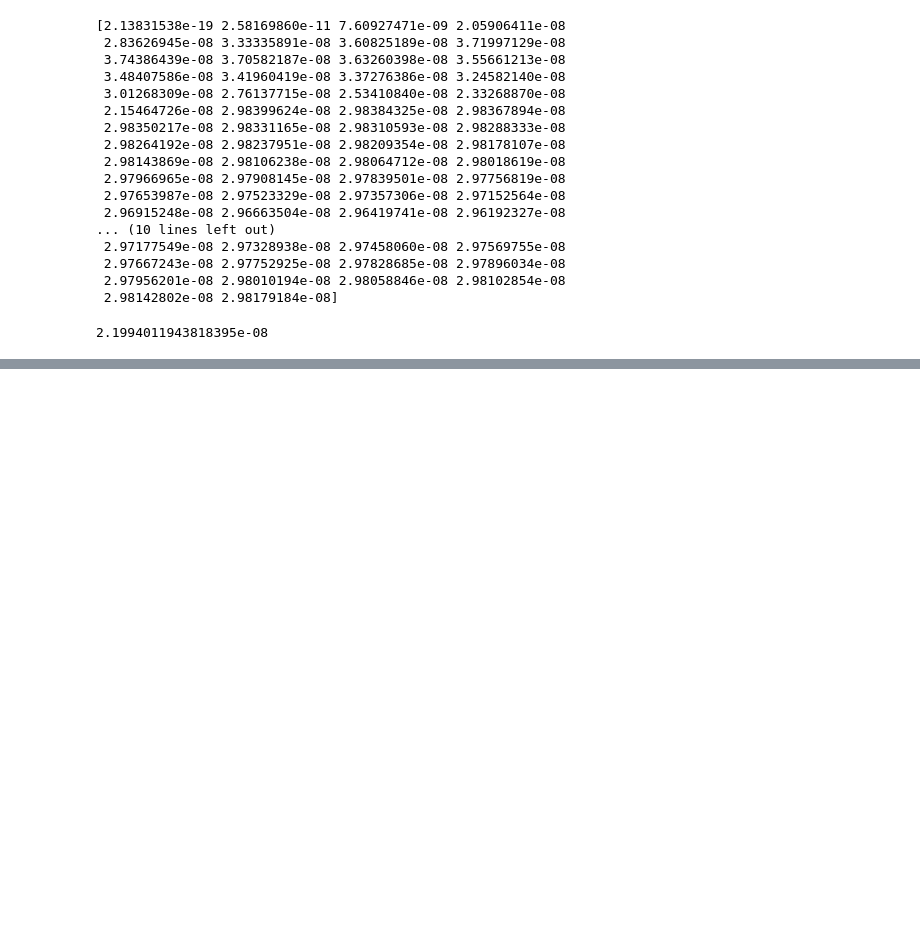
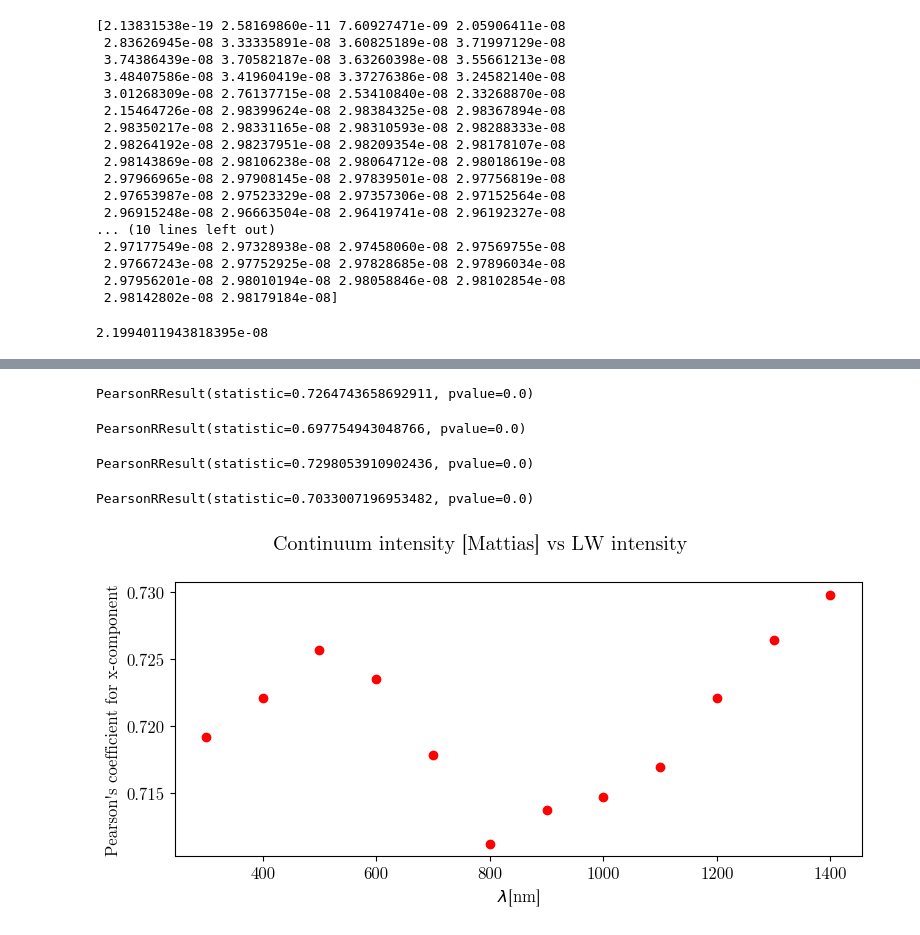
Before and after one commit to TheodoreKostic/Tracking_features, a Jupyter notebook: FirstPaper/Wvls.ipynb, the cells around one changed output, grey strips where cells are left out. Saved outputs shown, nothing was run; the diff lists cells and outputs as text; code cells hidden in the pictures; blank space fills up the shorter version.

```diff
--- a/FirstPaper/Wvls.ipynb
+++ b/FirstPaper/Wvls.ipynb
@@ -196,0 +253,43 @@ plt.savefig("Kontinuum_vs_cont", bbox_inches = 'tight', dpi = 300)
+# %%
+image20 = cube0[:,:,0,12]
+image21 = cube1[:,:,0,12]
+vel_x1300nm, vel_y1300nm, vm1300nm = pyflct.flct(image20, image21, delta_t, pixelsize, sigma, quiet = True)
+# %%
+r_x1300 = pearsonr(vel_x1300nm.flatten(),Vx_filtered35.flatten())
+print(r_x1300)
+# %% [output]
+PearsonRResult(statistic=0.7264743658692911, pvalue=0.0)
+# %%
+r_y1300 = pearsonr(vel_y1300nm.flatten(),Vy_filtered35.flatten())
+print(r_y1300)
+# %% [output]
+PearsonRResult(statistic=0.697754943048766, pvalue=0.0)
+# %%
+image22 = cube0[:,:,0,13]
+image23 = cube1[:,:,0,13]
+vel_x1400nm, vel_y1400nm, vm1400nm = pyflct.flct(image22, image23, delta_t, pixelsize, sigma, quiet = True)
+# %%
+r_x1400 = pearsonr(vel_x1400nm.flatten(),Vx_filtered35.flatten())
+print(r_x1400)
+# %% [output]
+PearsonRResult(statistic=0.7298053910902436, pvalue=0.0)
+# %%
+r_y1400 = pearsonr(vel_y1400nm.flatten(),Vy_filtered35.flatten())
+print(r_y1400)
+# %% [output]
+PearsonRResult(statistic=0.7033007196953482, pvalue=0.0)
+# %%
+plt.figure(figsize = (8,4))
+niz = [r_x300[0], r_x400[0], r_x500[0], r_x600[0], r_x700[0], r_x800[0], r_x900[0], r_x1000[0], r_x1100[0], r_x1200[0], r_x1300[0], r_x1400[0]]
+niz2 = [300, 400, 500, 600, 700, 800, 900, 1000, 1100, 1200, 1300, 1400]
+plt.suptitle("Continuum intensity [Mattias] vs LW intensity")
+plt.scatter(niz2, niz, color = "red")
+plt.ylabel("Pearson's coefficient for x-component")
+plt.xlabel("$\lambda$[nm]")
+#m1, b1, *_ = linregress(Vx_FLCT_1200.flatten(), Vx_FLCT_T.flatten())
+#plt.axline(xy1=(0, b1), slope=m1, label=f'$y = {m1:.3f}x {b1:+.3f}$')
+#plt.legend()
+plt.tight_layout()
+plt.savefig("Kontinuum_vs_cont_more", bbox_inches = 'tight', dpi = 300)
+# %% [output]
+[figure, added]
```
Also changed, not shown: parts of 27 cells of this notebook.
